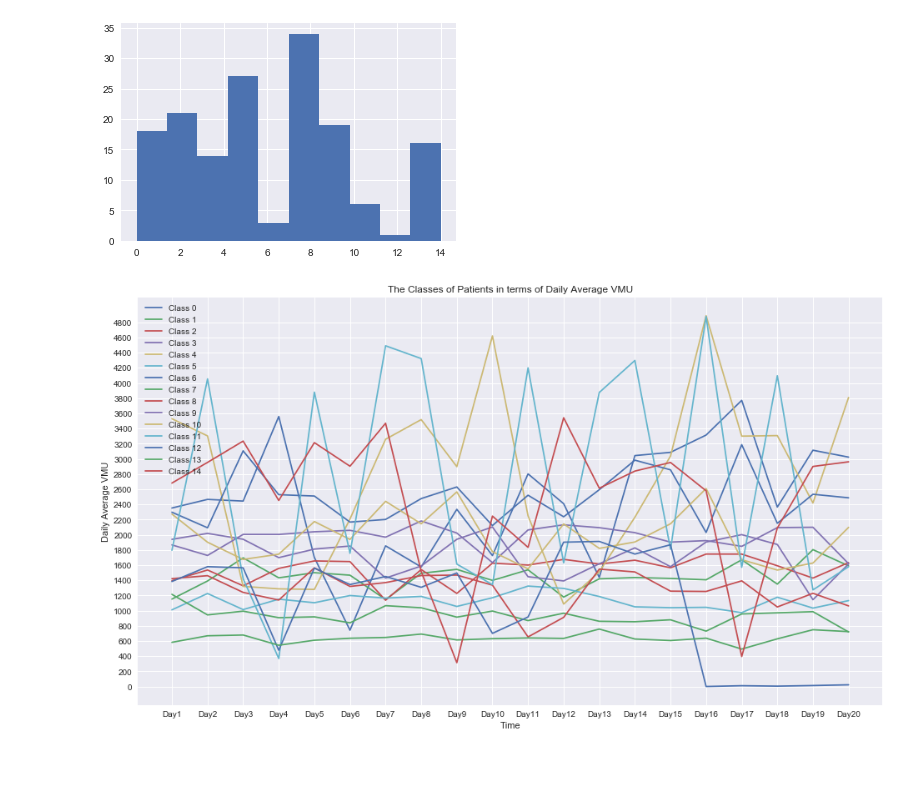
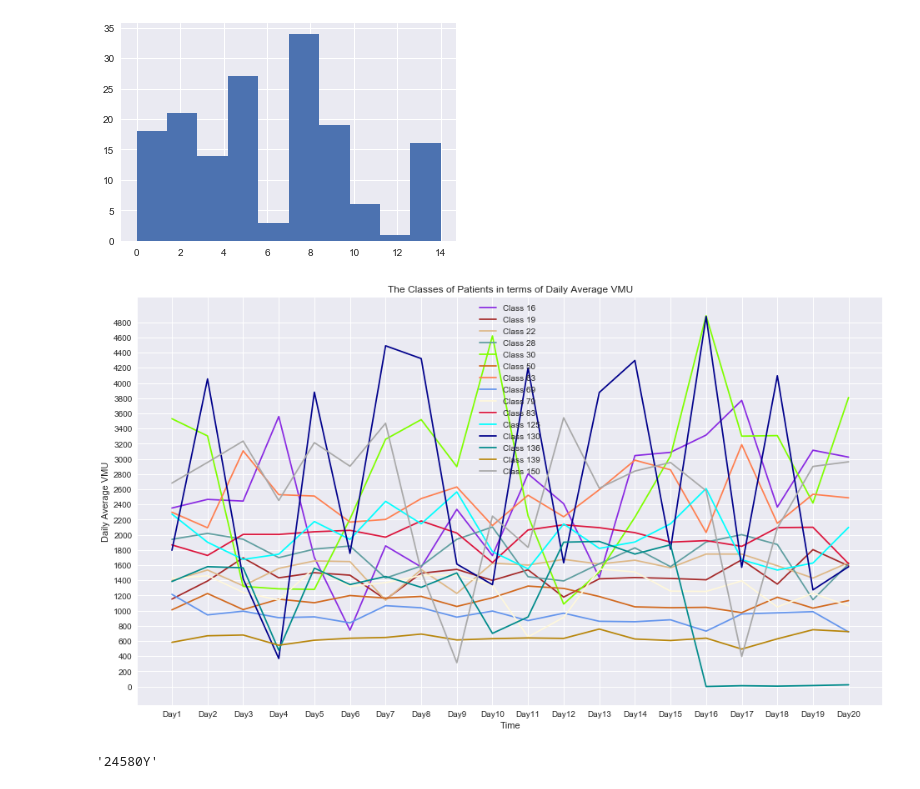
Before and after one commit to dddragons/time-data-viz-test, a Jupyter notebook: nick-data-processing-steps-vmu.ipynb, the cells around one changed output. Cells and saved outputs as stored; diff of their text form; code cells hidden in the pictures.

```diff
--- a/nick-data-processing-steps-vmu.ipynb
+++ b/nick-data-processing-steps-vmu.ipynb
@@ -647,19 +647,26 @@ plt.hist(af_labels)
  <a list of 10 Patch objects>)
 [figure]
 # %%
-#import matplotlib.pyplot as plt
+from matplotlib import colors
 x_time = np.arange(1, 21)
 plt.figure(figsize=(16,9))
+
+colors_list = list(colors.cnames.values())
+
 for i, indx in enumerate(cluster_centers_indices):
-    plt.plot(x_time, daily_vmu[indx], label="Class " + str(i))
+    plt.plot(x_time, daily_vmu[indx], label="Class " + str(indx), color=colors_list[i+10])
 plt.legend()
 plt.title("The Classes of Patients in terms of Daily Average VMU")
 plt.xlabel("Time")
 plt.ylabel("Daily Average VMU")
 ticks = ["Day" + str(i) for i in x_time]
 plt.xticks(x_time, ticks)
 plt.yticks(range(0, 5000, 200))
 #plt.grid()
 plt.show()
 # %% [output]
-[figure, old version]
+[figure, new version]
+# %%
+ids[130]
+# %% [output]
+'24580Y'
```
Also changed, not shown: parts of 6 cells of this notebook.
